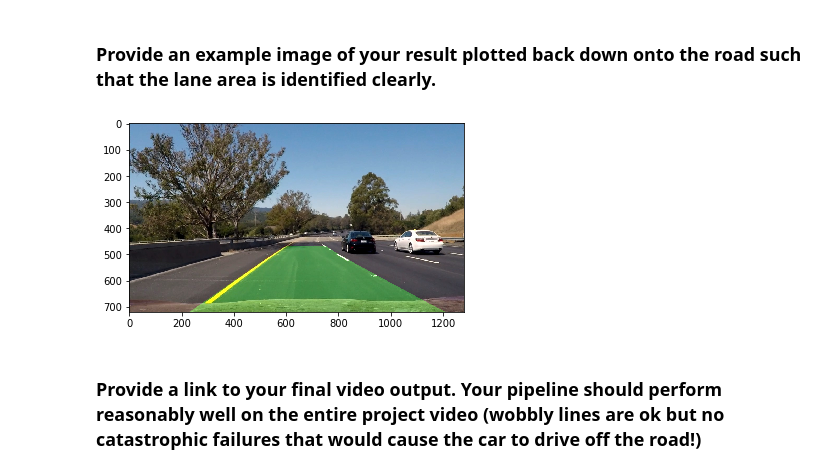
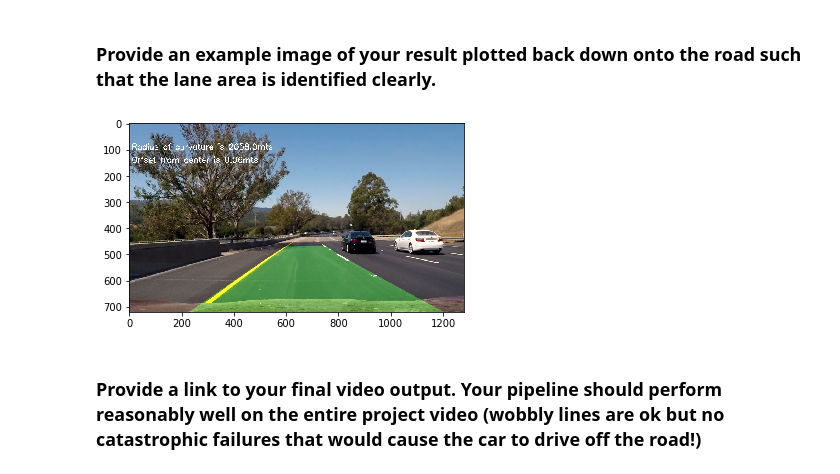
Before and after one commit to kalyanavvaru/selfdrivingcar-2-advanced-lane-finding, a Jupyter notebook: AdvancedLaneFinding.ipynb, the cells around one changed output. Saved outputs shown, nothing was run; the diff lists cells and outputs as text; code cells hidden in the pictures.

```diff
--- a/AdvancedLaneFinding.ipynb
+++ b/AdvancedLaneFinding.ipynb
@@ -369,9 +372,9 @@ def fit_poly(img_shape, leftx, lefty, rightx, righty):
     left_fitx = left_fit[0]*ploty**2 + left_fit[1]*ploty + left_fit[2]
     right_fitx = right_fit[0]*ploty**2 + right_fit[1]*ploty + right_fit[2]
 
-    return left_fitx, right_fitx, ploty
+    return left_fitx, right_fitx, ploty, left_fit, right_fit
 
-def search_around_poly(birds_eye_img):
+def search_around_poly(birds_eye_img, left_fit, right_fit):
     birds_eye_img = cv2.cvtColor(birds_eye_img, cv2.COLOR_RGB2GRAY)
     # HYPERPARAMETER
     # Choose the width of the margin around the previous polynomial to search
@@ -401,7 +404,7 @@ def search_around_poly(birds_eye_img):
     righty = nonzeroy[right_lane_inds]
 
     # Fit new polynomials
-    left_fitx, right_fitx, ploty = fit_poly(birds_eye_img.shape, leftx, lefty, rightx, righty)
+    left_fitx, right_fitx, ploty, left_fit, right_fit = fit_poly(birds_eye_img.shape, leftx, lefty, rightx, righty)
 
     ## Visualization ##
     # Create an image to draw on and an image to show the selection window
@@ -429,18 +432,18 @@ def search_around_poly(birds_eye_img):
 
 
     ## End visualization steps ##
-
-    return result, ploty, left_fit, right_fit
+#
+    return result, ploty, left_fit, right_fit, left_fitx, right_fitx
 
 # Run image through the pipeline
 # Note that in your project, you'll also want to feed in the previous fits
-result, ploty, left_fit, right_fit = search_around_poly(threshold_binary_birds_eye_transformed)
+result, ploty, left_fit, right_fit, left_fitx, right_fitx = search_around_poly(threshold_binary_birds_eye_transformed,left_fit,right_fit)
 
 # View your output
 plt.imshow(result)
 # # Plot the polynomial lines onto the image
-# plt.plot(left_fitx, ploty, color='yellow')
-# plt.plot(right_fitx, ploty, color='yellow')
+plt.plot(left_fitx, ploty, color='yellow')
+plt.plot(right_fitx, ploty, color='yellow')
 plt.title("Optimized lane tracking - polynomial fit")
 plt.imsave('output_images/threshold_binary_warped_optimized_'+filename, result,cmap='gray')
 # %% [output]
@@ -553,35 +571,63 @@ filename = "test6.jpg"
 original_image = mpimg.imread('test_images/'+filename)
 
 def distort_and_revert_transformed(img):
     undistored = cal_undistort(img, objpoints, imgpoints)
     img_size = (undistored.shape[1], undistored.shape[0])
     src = np.float32([[200, 0], [1000, 0], [1000, 680], [200, 680]])
     dst = np.float32([[568, 468], [715, 468], [1040, 680], [270, 680]])
     M = cv2.getPerspectiveTransform(src, dst)
     revert_transformed= cv2.warpPerspective(undistored, M, img_size, flags = cv2.INTER_LINEAR)
     return undistored, revert_transformed
 
 
 threshold_binary_birds_eye_transformed = mpimg.imread('output_images/threshold_binary_birds_eye_transformed_'+filename)
 
+#Run image through the pipeline
+left_fit_cr, right_fit_cr, ploty, offset_center = search_around_poly_real(threshold_binary_birds_eye_transformed, left_fit, right_fit)
+# Calculate the radius of curvature in meters for both lane lines
+left_curverad, right_curverad = measure_curvature_real(left_fit_cr, right_fit_cr, ploty)
+radius_of_curvature = round((left_curverad + right_curverad) / 2)
 
 mask_img = np.zeros_like(threshold_binary_birds_eye_transformed[:,:,0]).astype(np.uint8)
 color_mask = np.dstack((mask_img, mask_img, mask_img))
 # Recast the x and y points into usable format for cv2.fillPoly()
 pts_left = np.array([np.transpose(np.vstack([left_fitx, ploty]))])
 pts_right = np.array([np.flipud(np.transpose(np.vstack([right_fitx, ploty])))])
 pts = np.hstack((pts_left, pts_right))
 # Draw the lane onto the warped blank image
 
 cv2.fillPoly(color_mask, np.int_([pts]), (0,255, 0))
 # Warp the blank back to original image space using inverse perspective matrix (Minv)
+
 undistored, revert_transformed = distort_and_revert_transformed(color_mask)
 # # Combine the result with the original image
 result = cv2.addWeighted(original_image, 1, revert_transformed, 0.3, 0)
+
+font                    = cv2.FONT_HERSHEY_SIMPLEX
+curvature_text_position = (10,100)
+fontScale               = 1
+fontColor               = (255,255,255)
+lineType                = 2
+
+cv2.putText(result,'Radius of curvature is '+str(radius_of_curvature)+'mts',
+    curvature_text_position,
+    font,
+    fontScale,
+    fontColor,
+    lineType)
+
+offset_text_position = (10,150)
+cv2.putText(result,'Offset from center is '+str(round(offset_center,2))+'mts',
+    offset_text_position,
+    font,
+    fontScale,
+    fontColor,
+    lineType)
+
 plt.imshow(result)
-plt.imsave('output_images/lane_plotted_'+filename, image,cmap='gray')
+plt.imsave('output_images/lane_plotted_'+filename, result,cmap='gray')
 # %% [output]
-[figure, old version]
+[figure, new version]
 # %% [markdown]
 ### Provide a link to your final video output. Your pipeline should perform reasonably well on the entire project video (wobbly lines are ok but no catastrophic failures that would cause the car to drive off the road!)
 # %%
```
Also changed, not shown: parts of 9 cells of this notebook, 5 other files.
